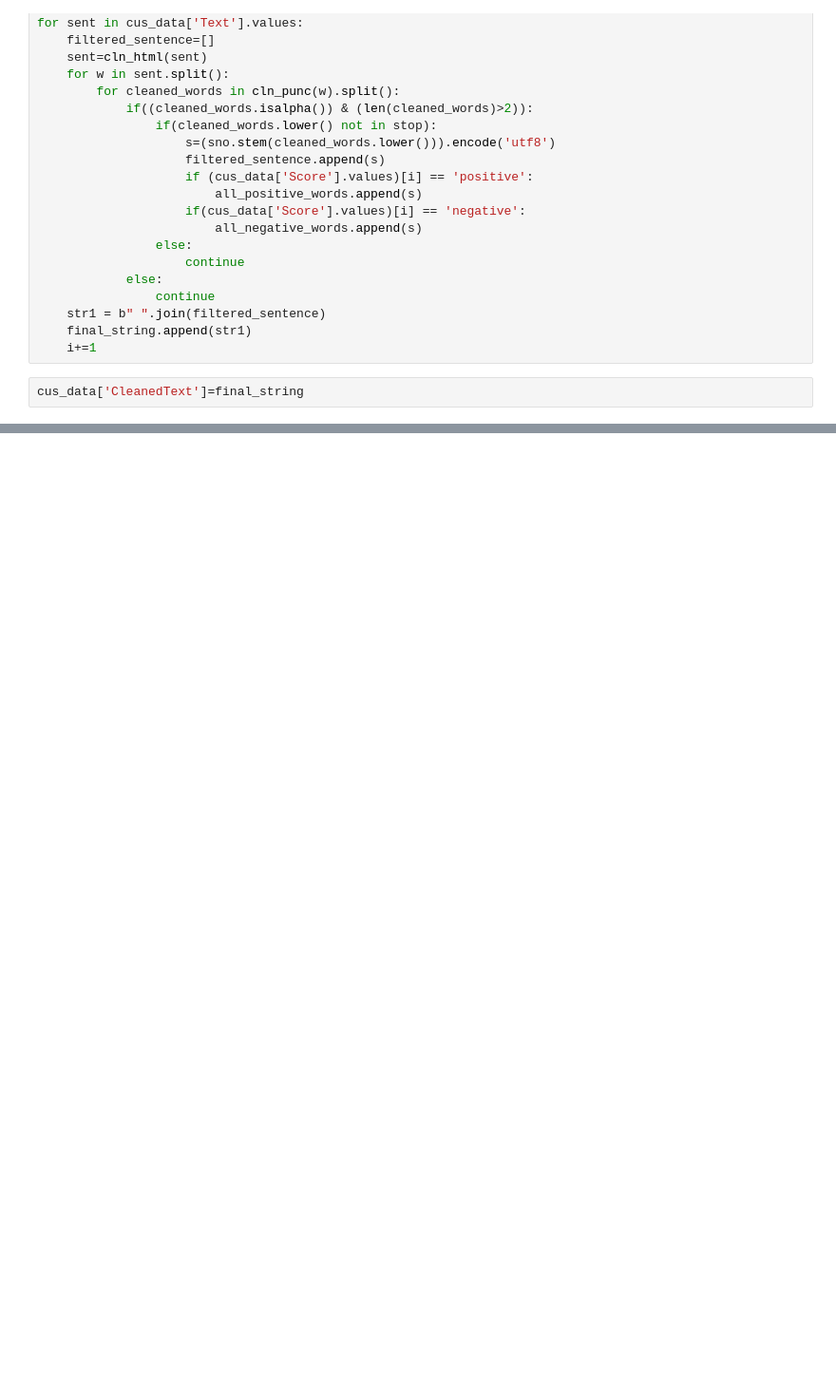
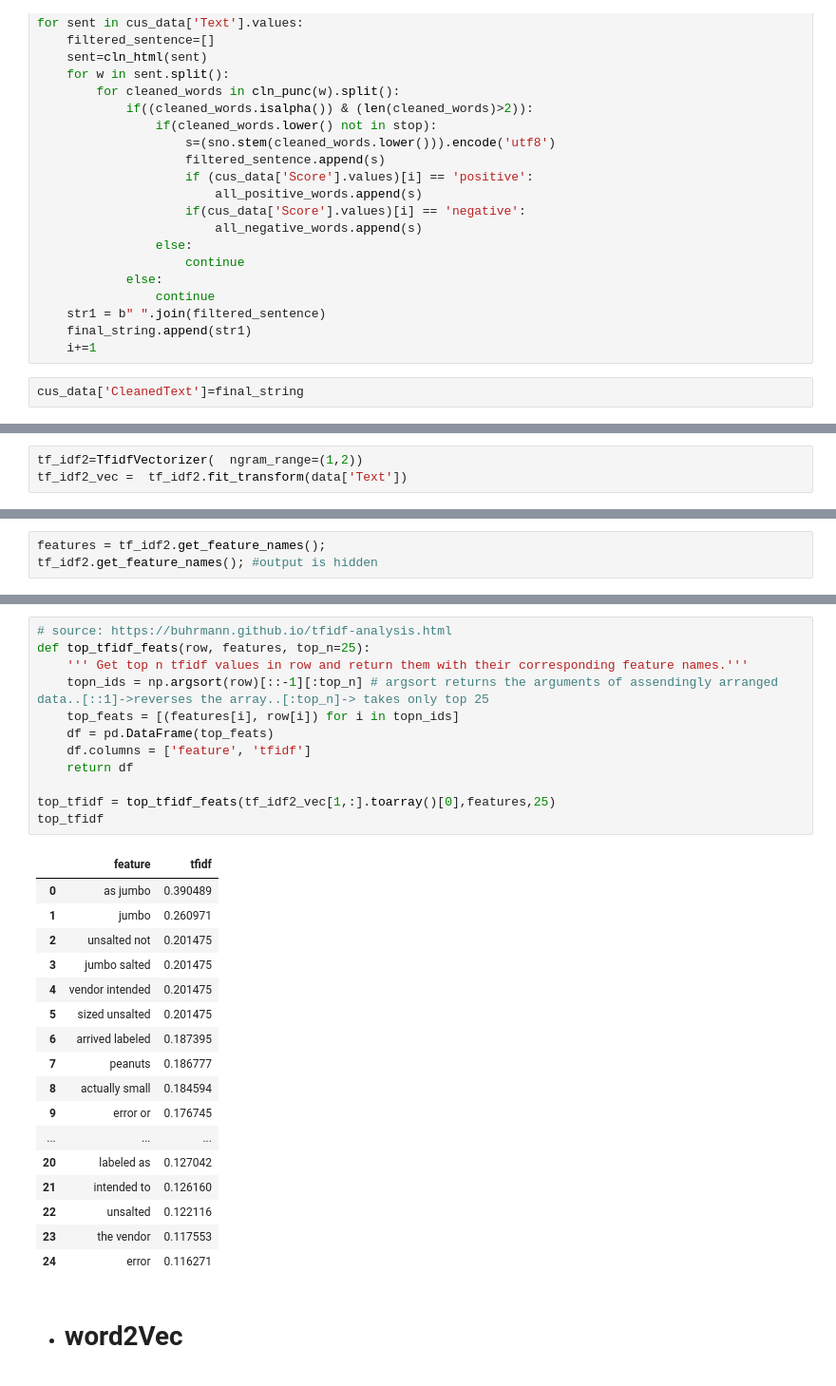
Before and after one commit to Sahil-Chavan/ML_Playground, a Jupyter notebook: Final Files/Amazonfinefoodreviews.ipynb, the cells around one changed output, grey strips where cells are left out. Shown at 95% size. Drawn from its saved outputs; the diff is of its cells as text; blank space fills up the shorter version.

Commit message:
Bow,Tfidf,W2v

```diff
--- a/Final Files/Amazonfinefoodreviews.ipynb
+++ b/Final Files/Amazonfinefoodreviews.ipynb
@@ -127,0 +189,3 @@ cus_data.to_sql('Reviews', conn, schema=None, if_exists='replace', index=True, i
+# %%
+tf_idf2=TfidfVectorizer(  ngram_range=(1,2))
+tf_idf2_vec =  tf_idf2.fit_transform(data['Text'])
@@ -127,0 +201,3 @@ cus_data.to_sql('Reviews', conn, schema=None, if_exists='replace', index=True, i
+# %%
+features = tf_idf2.get_feature_names();
+tf_idf2.get_feature_names(); #output is hidden
@@ -127,0 +245,32 @@ cus_data.to_sql('Reviews', conn, schema=None, if_exists='replace', index=True, i
+# %%
+# source: https://buhrmann.github.io/tfidf-analysis.html
+def top_tfidf_feats(row, features, top_n=25):
+    ''' Get top n tfidf values in row and return them with their corresponding feature names.'''
+    topn_ids = np.argsort(row)[::-1][:top_n] # argsort returns the arguments of assendingly arranged data..[::1]->reverses the array..[:top_n]-> takes only top 25
+    top_feats = [(features[i], row[i]) for i in topn_ids]
+    df = pd.DataFrame(top_feats)
+    df.columns = ['feature', 'tfidf']
+    return df
+
+top_tfidf = top_tfidf_feats(tf_idf2_vec[1,:].toarray()[0],features,25)
+top_tfidf
+# %% [output]
+|  | feature | tfidf |
+| 0 | as jumbo | 0.390489 |
+| 1 | jumbo | 0.260971 |
+| 2 | unsalted not | 0.201475 |
+| 3 | jumbo salted | 0.201475 |
+| 4 | vendor intended | 0.201475 |
+| 5 | sized unsalted | 0.201475 |
+| 6 | arrived labeled | 0.187395 |
+| 7 | peanuts | 0.186777 |
+| 8 | actually small | 0.184594 |
+| 9 | error or | 0.176745 |
+| ... | ... | ... |
+| 20 | labeled as | 0.127042 |
+| 21 | intended to | 0.126160 |
+| 22 | unsalted | 0.122116 |
+| 23 | the vendor | 0.117553 |
+| 24 | error | 0.116271 |
+# %% [markdown]
+- # word2Vec
```
Also changed, not shown: parts of 30 cells of this notebook.
